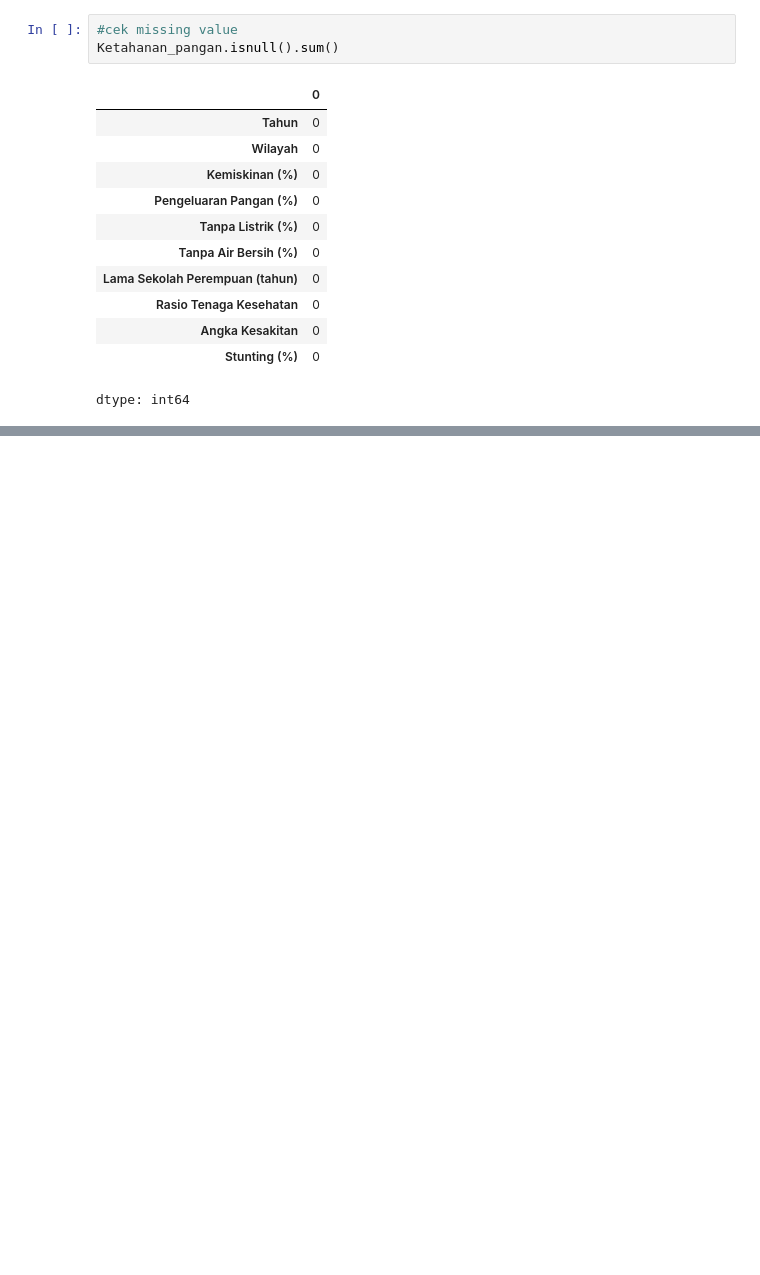
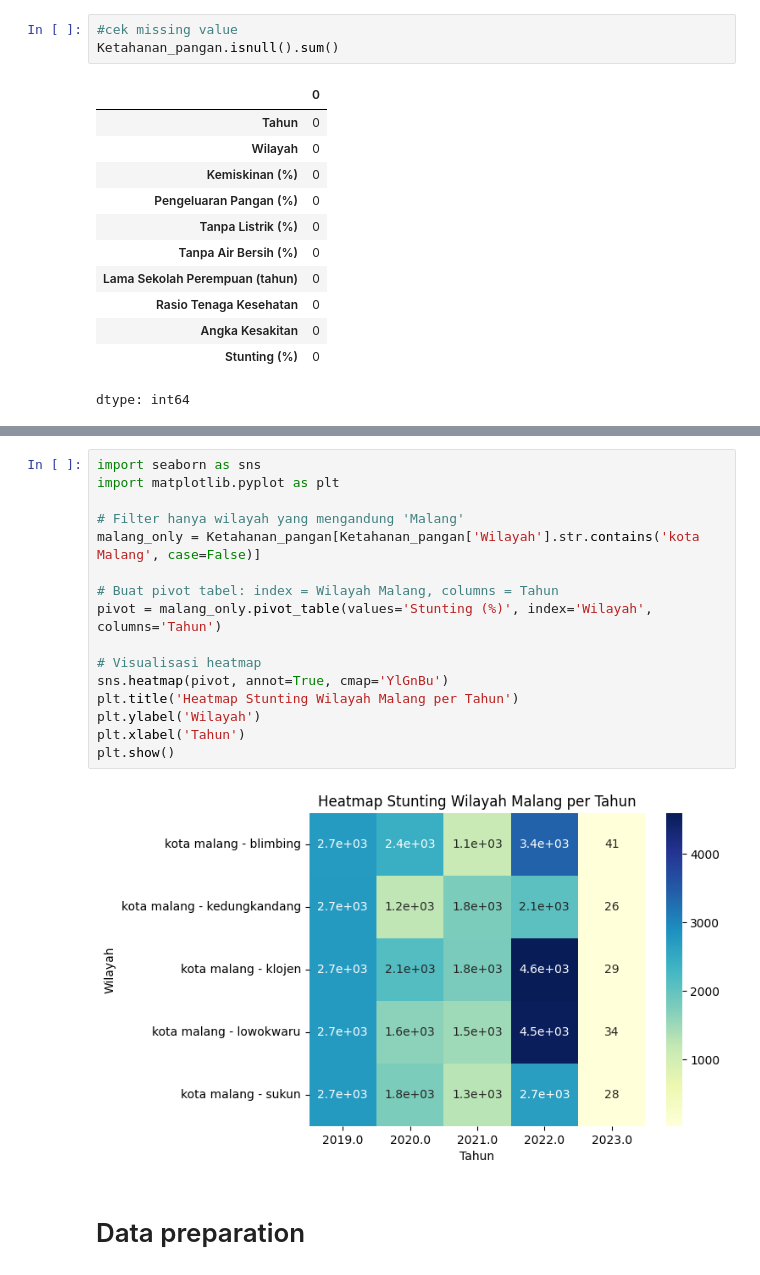
Before and after one commit to catuer/Ketahanan_Pangan, a Jupyter notebook: KP2.ipynb, the cells around one changed output, grey strips where cells are left out. Drawn from its saved outputs; the diff is of its cells as text; blank space fills up the shorter version.

```diff
--- a/KP2.ipynb
+++ b/KP2.ipynb
@@ -88,0 +147,20 @@ dtype: int64
+# %%
+import seaborn as sns
+import matplotlib.pyplot as plt
+
+# Filter hanya wilayah yang mengandung 'Malang'
+malang_only = Ketahanan_pangan[Ketahanan_pangan['Wilayah'].str.contains('kota Malang', case=False)]
+
+# Buat pivot tabel: index = Wilayah Malang, columns = Tahun
+pivot = malang_only.pivot_table(values='Stunting (%)', index='Wilayah', columns='Tahun')
+
+# Visualisasi heatmap
+sns.heatmap(pivot, annot=True, cmap='YlGnBu')
+plt.title('Heatmap Stunting Wilayah Malang per Tahun')
+plt.ylabel('Wilayah')
+plt.xlabel('Tahun')
+plt.show()
+# %% [output]
+[figure, added]
+# %% [markdown]
+# Data preparation
```
Also changed, not shown: parts of 9 cells of this notebook.
